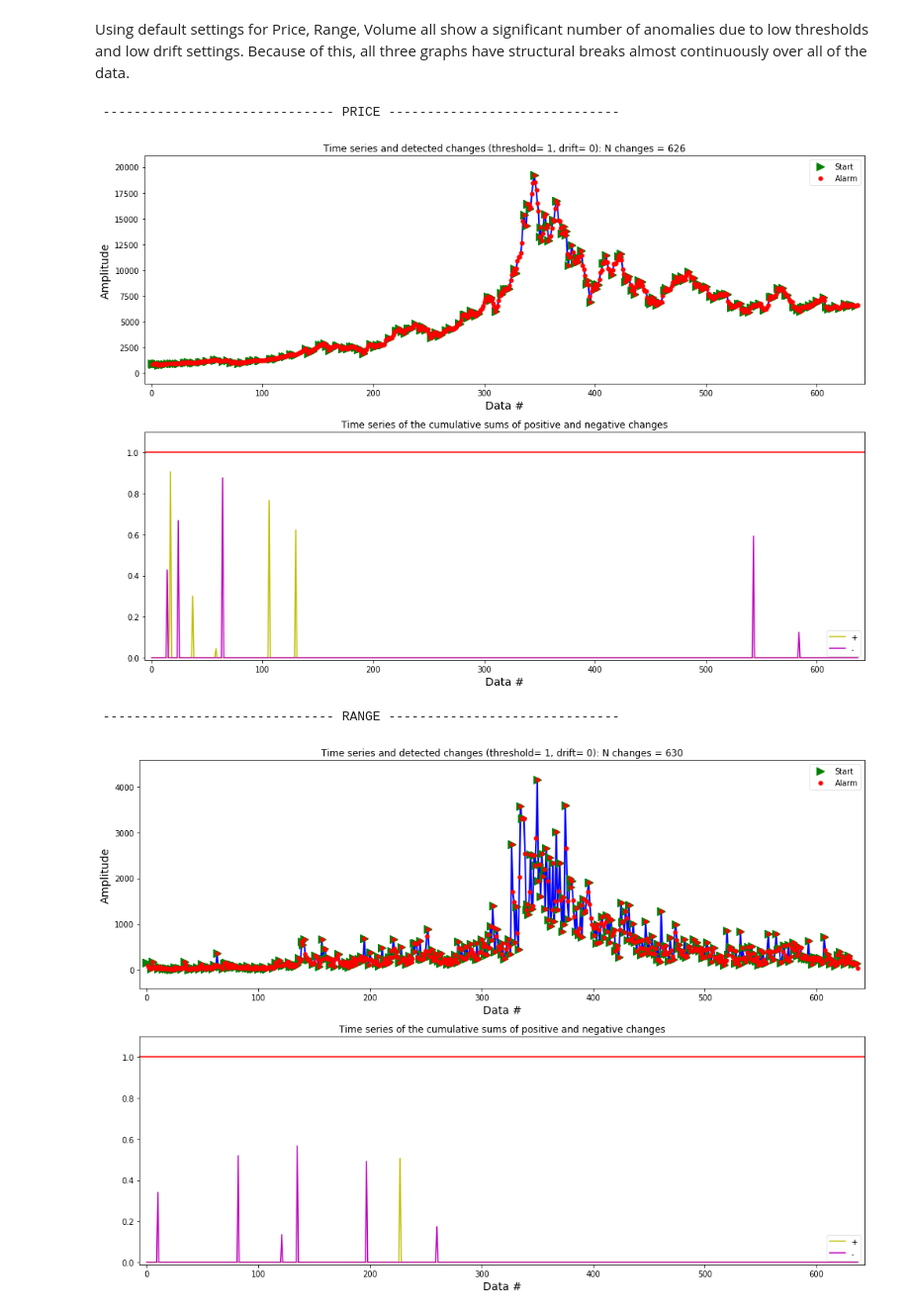
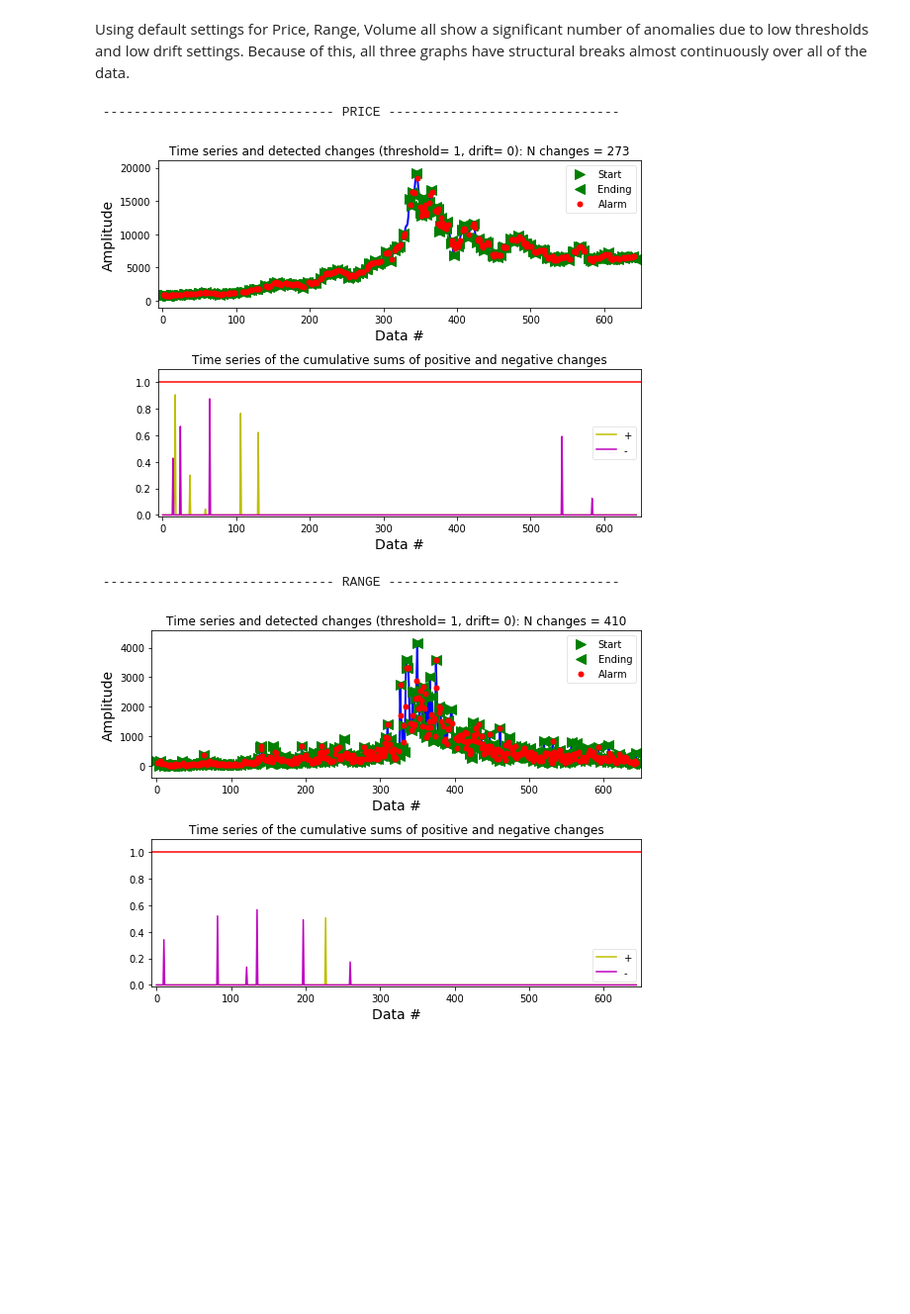
Before and after one commit to nmits/CapstoneProphetTests, a Jupyter notebook: Structural Breaks.ipynb, the cells around one changed output. Shown at 99% size. Saved outputs shown, nothing was run; the diff lists cells and outputs as text; code cells hidden in the pictures; blank space fills up the shorter version.

```diff
--- a/Structural Breaks.ipynb
+++ b/Structural Breaks.ipynb
@@ -16,7 +16,6 @@ __license__ = "MIT"
 # %%
 def detect_cusum(x, threshold=1, drift=0, ending=False, show=True, ax=None):
     """Cumulative sum algorithm (CUSUM) to detect abrupt changes in data.
-
     Parameters
     ----------
     x : 1D array_like
@@ -30,7 +29,6 @@ def detect_cusum(x, threshold=1, drift=0, ending=False, show=True, ax=None):
     show : bool, optional (default = True)
         True (1) plots data in matplotlib figure, False (0) don't plot.
     ax : a matplotlib.axes.Axes instance, optional (default = None).
-
     Returns
     -------
     ta : 1D array_like [indi, indf], int
@@ -41,10 +39,9 @@ def detect_cusum(x, threshold=1, drift=0, ending=False, show=True, ax=None):
         index of when the change ended (if `ending` is True).
     amp : 1D array_like, float
         amplitude of changes (if `ending` is True).
-
     Notes
     -----
-    Tuning of the CUSUM algorithm according to Gustafsson (2000)[1]_:
+    Tuning of the CUSUM algorithm according to Gustafsson (2000)[1]:
     Start with a very large `threshold`.
     Choose `drift` to one half of the expected change, or adjust `drift` such
     that `g` = 0 more than 50% of the time.
@@ -54,12 +51,10 @@ def detect_cusum(x, threshold=1, drift=0, ending=False, show=True, ax=None):
     If fewer false alarms are wanted, try to increase `drift`.
     If there is a subset of the change times that does not make sense,
     try to increase `drift`.
-
     Note that by default repeated sequential changes, i.e., changes that have
     the same beginning (`tai`) are not deleted because the changes were
     detected by the alarm (`ta`) at different instants. This is how the
     classical CUSUM algorithm operates.
-
     If you want to delete the repeated sequential changes and keep only the
     beginning of the first sequential change, set the parameter `ending` to
     True. In this case, the index of the ending of the change (`taf`) and the
@@ -68,26 +63,9 @@ def detect_cusum(x, threshold=1, drift=0, ending=False, show=True, ax=None):
     sequential changes is kept. In this case, it is likely that `ta`, `tai`,
     and `taf` will have less values than when `ending` was set to False.
 
-    See this IPython Notebook [2]_.
-
     References
     ----------
-    .. [1] Gustafsson (2000) Adaptive Filtering and Change Detection.
-    .. [2] hhttp://nbviewer.ipython.org/github/demotu/BMC/blob/master/notebooks/DetectCUSUM.ipynb
-
-    Examples
-    --------
-    >>> from detect_cusum import detect_cusum
-    >>> x = np.random.randn(300)/5
-    >>> x[100:200] += np.arange(0, 4, 4/100)
-    >>> ta, tai, taf, amp = detect_cusum(x, 2, .02, True, True)
-
-    >>> x = np.random.randn(300)
-    >>> x[100:200] += 6
-    >>> detect_cusum(x, 4, 1.5, True, True)
-
-    >>> x = 2*np.sin(2*np.pi*np.arange(0, 3, .01))
-    >>> ta, tai, taf, amp = detect_cusum(x, 1, .05, True, True)
+    [1] Gustafsson (2000) Adaptive Filtering and Change Detection.
     """
 
     x = np.atleast_1d(x).astype('float64')
@@ -136,7 +114,7 @@ def detect_cusum(x, threshold=1, drift=0, ending=False, show=True, ax=None):
         amp = x[taf] - x[tai]
 
     if show:
-        _plot(x, threshold, drift, ending, ax, ta, tai, taf, gp, gn)
+        plot(x, threshold, drift, ending, ax, ta, tai, taf, gp, gn)
 
     return ta, tai, taf, amp
 # %%
@@ -232,10 +209,10 @@ Using default settings for Price, Range, Volume all show a significant number of
 # %%
 for field in ['price','range','volume']:
     print("\n"*2,"-"*30,str.upper(field),"-"*30)
-    ax, ta, tai, taf = detect_cusum(df[field])
+    ax, ta, tai, taf = detect_cusum(df[field], ending=True)
 # %% [output]
  ------------------------------ PRICE ------------------------------
-[figure, old version]
+[figure, new version]
  ------------------------------ RANGE ------------------------------
-[figure, old version]
+[figure, new version]
  ------------------------------ VOLUME ------------------------------
```
Also changed, not shown: parts of 3 cells of this notebook, 3 other files.
